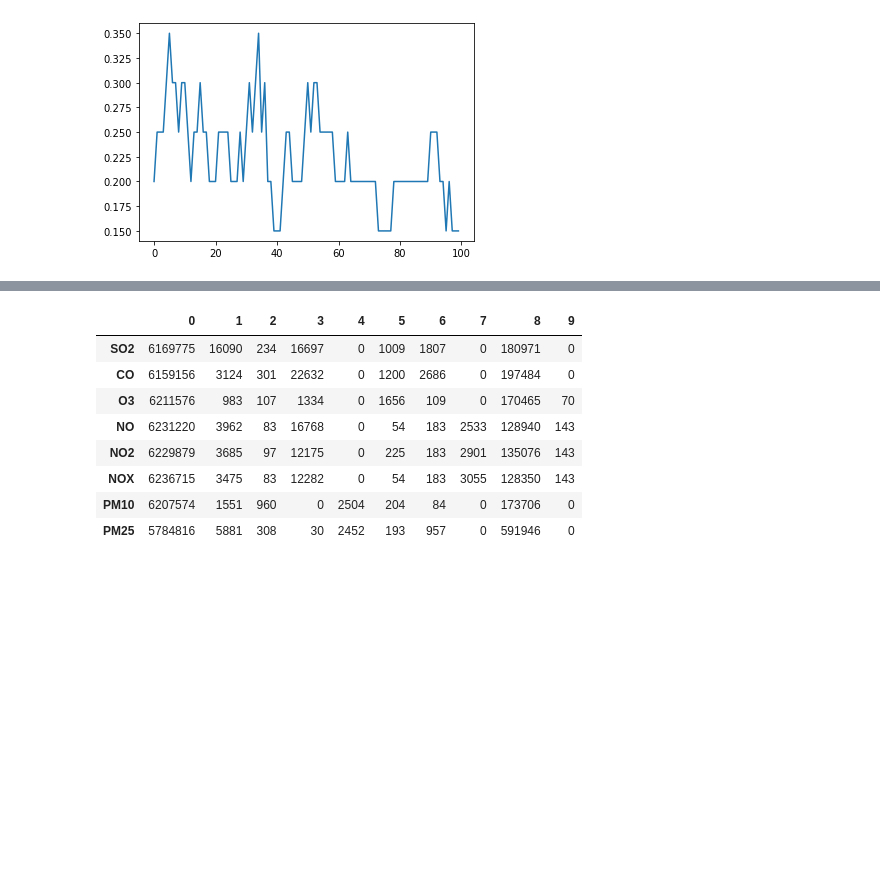
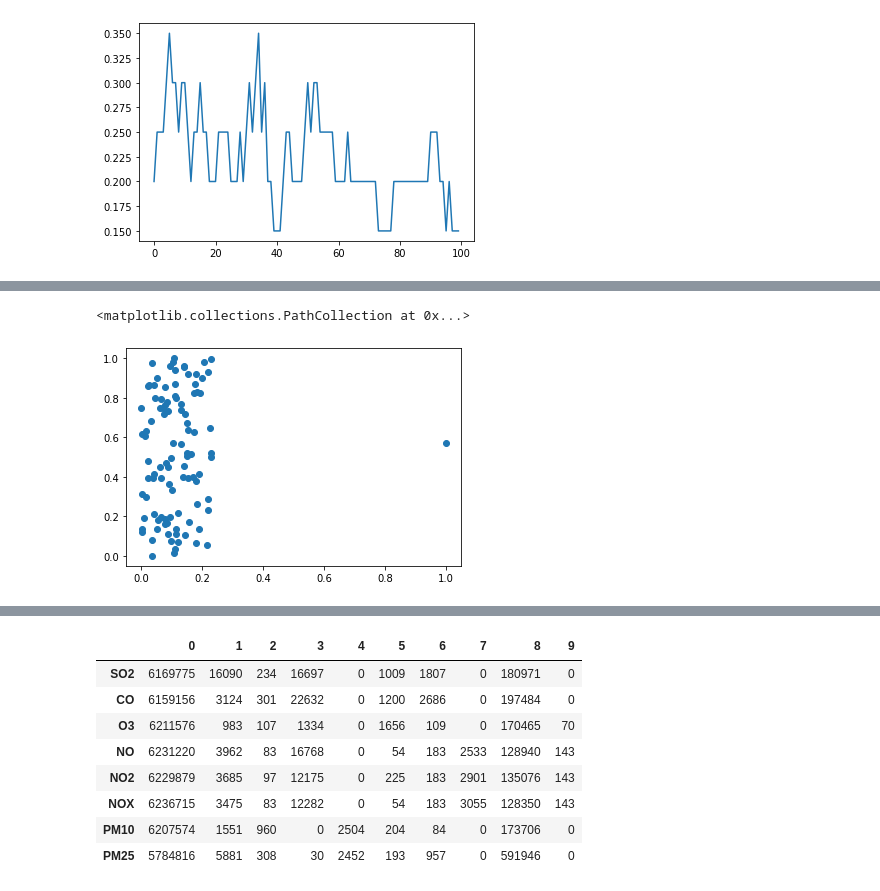
Before and after one commit to Yanghojun/Juneer_deeplearning_cookbook, a Jupyter notebook: data/NIER_dataset/data_experiment.ipynb, the cells around one changed output, grey strips where cells are left out. Cells and saved outputs as stored; diff of their text form; code cells hidden in the pictures; blank space fills up the shorter version.

```diff
--- a/data/NIER_dataset/data_experiment.ipynb
+++ b/data/NIER_dataset/data_experiment.ipynb
@@ -86,0 +133,20 @@ plt.plot(min_max_data[0:100, 1])
+# %%
+scaler = MinMaxScaler()
+scaler.fit(x1.reshape(-1, 1))
+dt1 = scaler.transform(x1.reshape(-1, 1))
+
+scaler.fit(x2.reshape(-1, 1))
+dt2 = scaler.transform(x2.reshape(-1, 1))
+
+plt.scatter(dt1, dt2)
+# seaborn.scatterplot(dt1, range(0, 301))
+
+# dt = {'x1':x1, 'x2':x2}
+# dt = pd.DataFrame(data=dt)
+
+# # dt.info()
+# plt.axes().set_aspect('equal')
+# seaborn.scatterplot(data = dt, x='x1', y='x2')
+# %% [output]
+<matplotlib.collections.PathCollection at 0x...>
+[figure, added]
```
Also changed, not shown: parts of 6 cells of this notebook.
